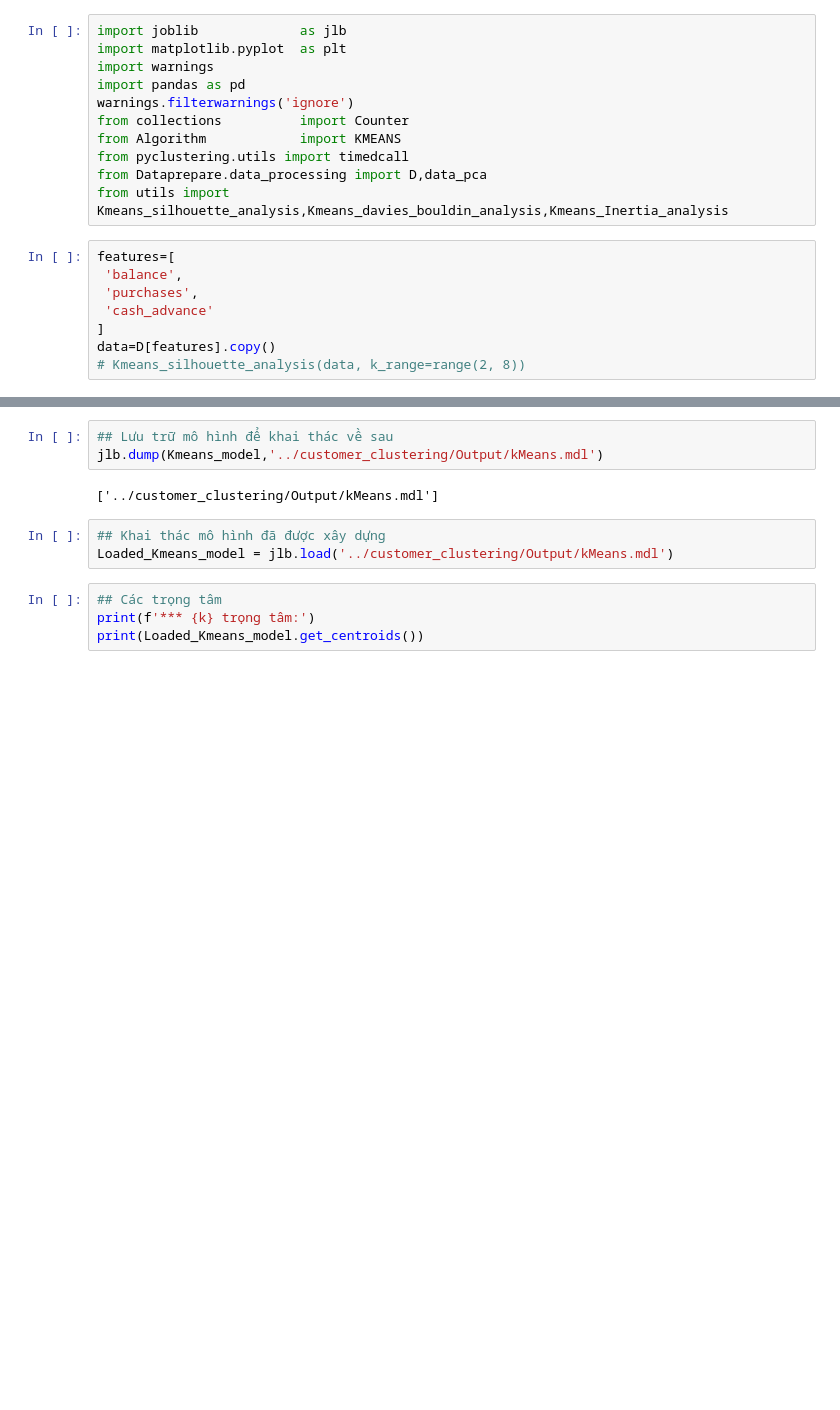
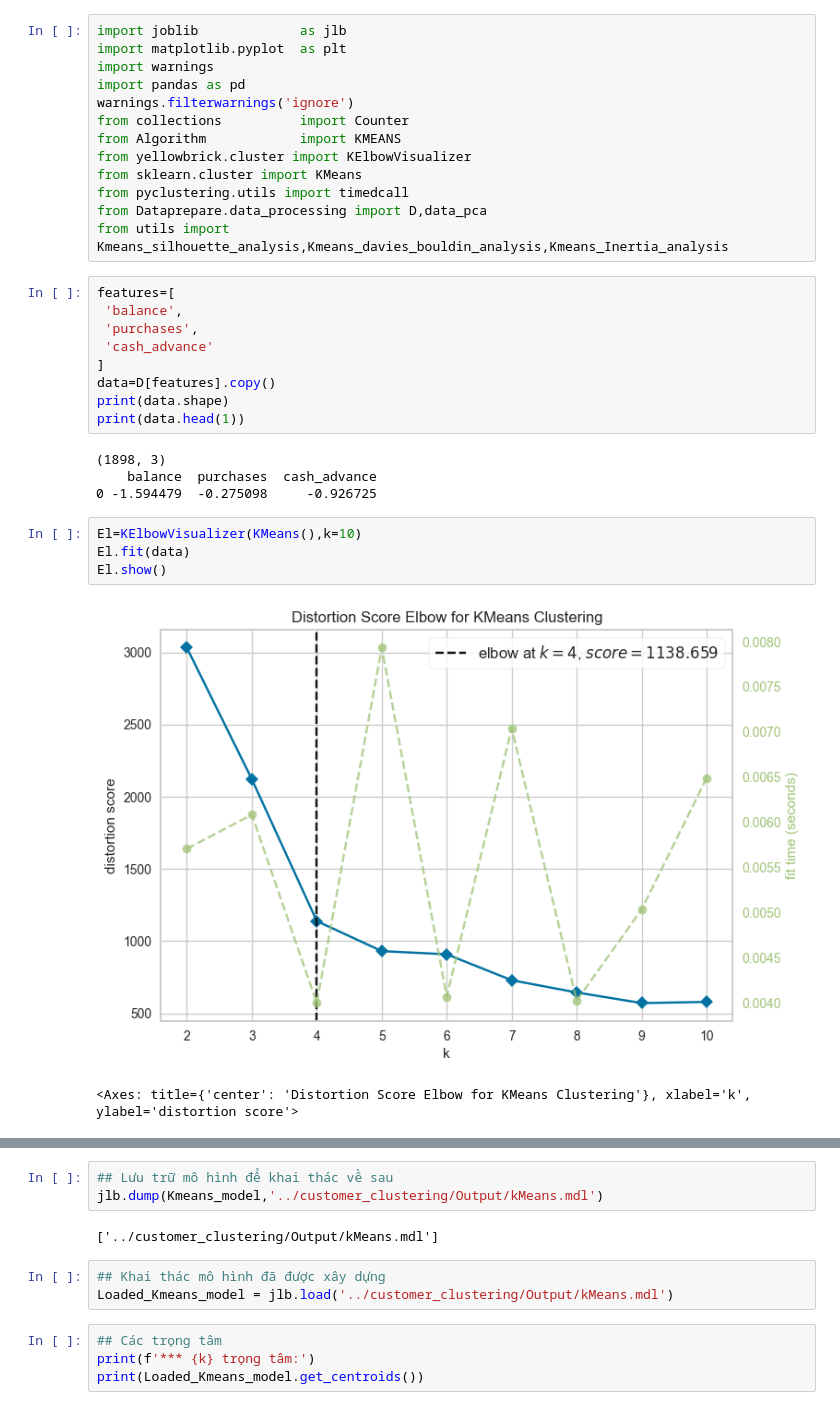
Before and after one commit to GiaHuy910/CLARANS-IN-MARKETING, a Jupyter notebook: customer_clustering/K-means.ipynb, the cells around one changed output, grey strips where cells are left out. Saved outputs shown, nothing was run; the diff lists cells and outputs as text; blank space fills up the shorter version.

```diff
--- a/customer_clustering/K-means.ipynb
+++ b/customer_clustering/K-means.ipynb
@@ -6,6 +6,8 @@ import pandas as pd
 warnings.filterwarnings('ignore')
 from collections          import Counter
 from Algorithm            import KMEANS
+from yellowbrick.cluster import KElbowVisualizer
+from sklearn.cluster import KMeans
 from pyclustering.utils import timedcall
 from Dataprepare.data_processing import D,data_pca
 from utils import Kmeans_silhouette_analysis,Kmeans_davies_bouldin_analysis,Kmeans_Inertia_analysis
@@ -16,7 +18,19 @@ features=[
  'cash_advance'
 ]
 data=D[features].copy()
-# Kmeans_silhouette_analysis(data, k_range=range(2, 8))
+print(data.shape)
+print(data.head(1))
+# %% [output]
+(1898, 3)
+    balance  purchases  cash_advance
+0 -1.594479  -0.275098     -0.926725
+# %%
+El=KElbowVisualizer(KMeans(),k=10)
+El.fit(data)
+El.show()
+# %% [output]
+[figure, added]
+<Axes: title={'center': 'Distortion Score Elbow for KMeans Clustering'}, xlabel='k', ylabel='distortion score'>
 # %%
 Kmeans_Inertia_analysis(data, k_range=range(2, 8))
 Kmeans_silhouette_analysis(data, k_range=range(2, 8))
```
Also changed, not shown: parts of 6 cells of this notebook, 12 other files.
